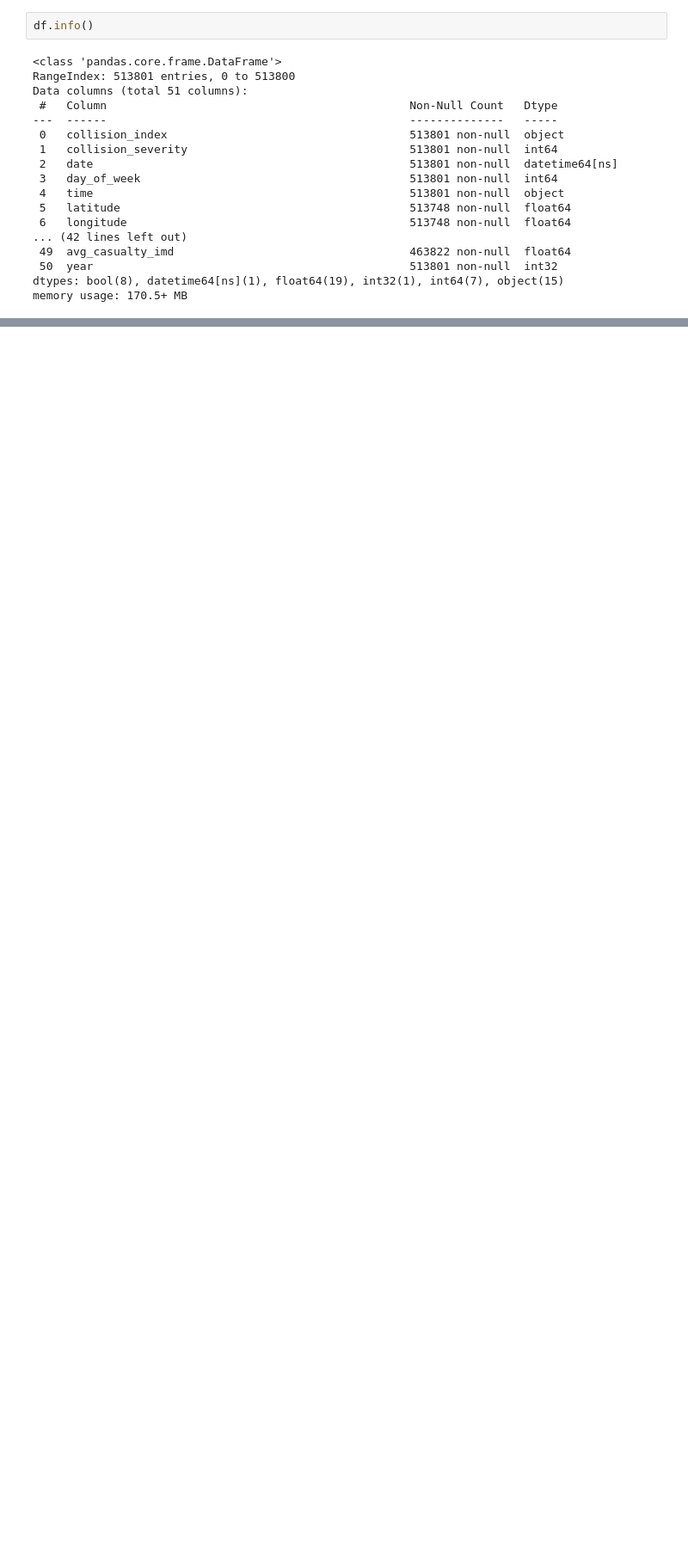
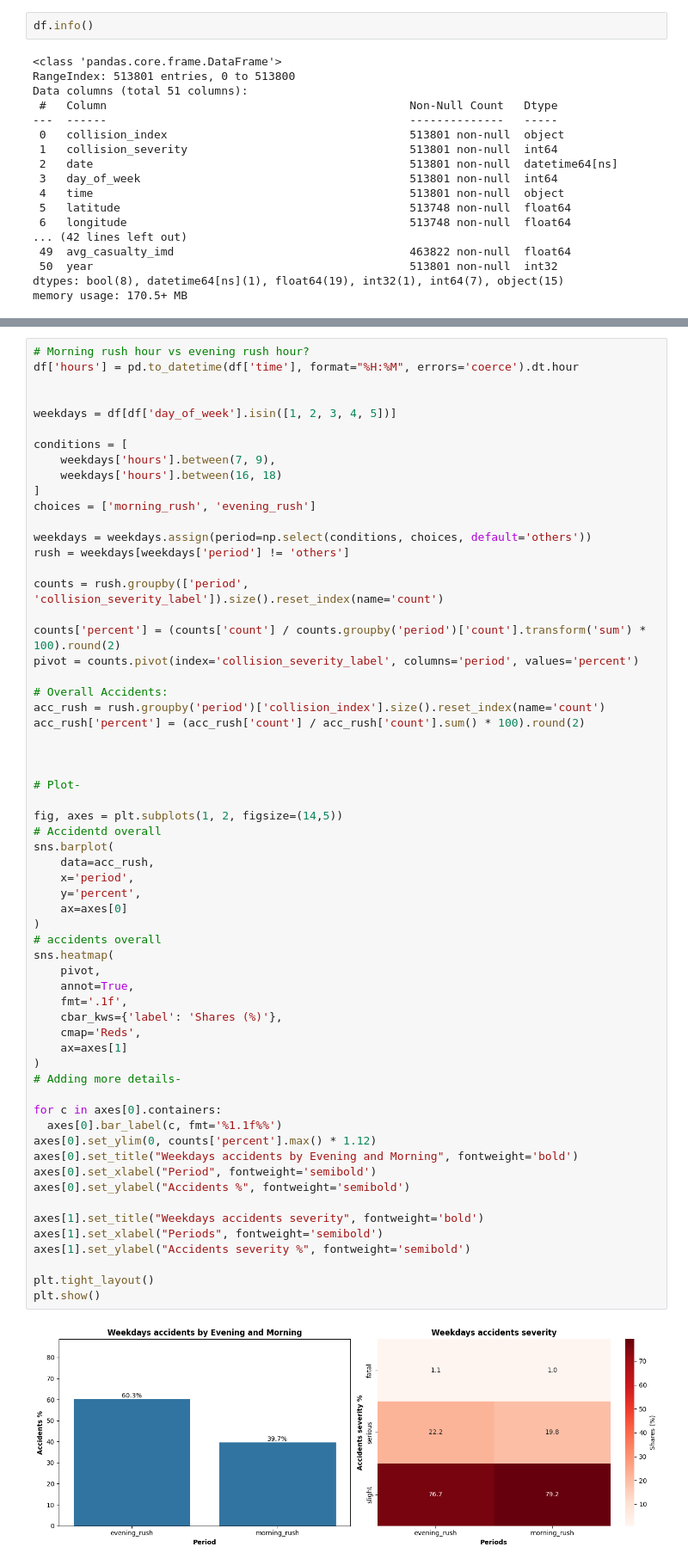
Before and after one commit to pratapsingh23/uk-road-accident-severity-prediction, a Jupyter notebook: eda.ipynb, the cells around one changed output, grey strips where cells are left out. Shown at 86% size. Cells and saved outputs as stored; diff of their text form; blank space fills up the shorter version.

```diff
--- a/eda.ipynb
+++ b/eda.ipynb
@@ -289,0 +192,63 @@ fig.show(renderers='png')
+# %%
+# Morning rush hour vs evening rush hour?
+df['hours'] = pd.to_datetime(df['time'], format="%H:%M", errors='coerce').dt.hour
+
+
+weekdays = df[df['day_of_week'].isin([1, 2, 3, 4, 5])]
+
+conditions = [
+    weekdays['hours'].between(7, 9),
+    weekdays['hours'].between(16, 18)
+]
+choices = ['morning_rush', 'evening_rush']
+
+weekdays = weekdays.assign(period=np.select(conditions, choices, default='others'))
+rush = weekdays[weekdays['period'] != 'others']
+
+counts = rush.groupby(['period', 'collision_severity_label']).size().reset_index(name='count')
+
+counts['percent'] = (counts['count'] / counts.groupby('period')['count'].transform('sum') * 100).round(2)
+pivot = counts.pivot(index='collision_severity_label', columns='period', values='percent')
+
+# Overall Accidents:
+acc_rush = rush.groupby('period')['collision_index'].size().reset_index(name='count')
+acc_rush['percent'] = (acc_rush['count'] / acc_rush['count'].sum() * 100).round(2)
+
+
+
+# Plot-
+
+fig, axes = plt.subplots(1, 2, figsize=(14,5))
+# Accidentd overall
+sns.barplot(
+    data=acc_rush,
+    x='period',
+    y='percent',
+    ax=axes[0]
+)
+# accidents overall
+sns.heatmap(
+    pivot,
+    annot=True,
+    fmt='.1f',
+    cbar_kws={'label': 'Shares (%)'},
+    cmap='Reds',
+    ax=axes[1]
+)
+# Adding more details-
+
+for c in axes[0].containers:
+  axes[0].bar_label(c, fmt='%1.1f%%')
+axes[0].set_ylim(0, counts['percent'].max() * 1.12)
+axes[0].set_title("Weekdays accidents by Evening and Morning", fontweight='bold')
+axes[0].set_xlabel("Period", fontweight='semibold')
+axes[0].set_ylabel("Accidents %", fontweight='semibold')
+
+axes[1].set_title("Weekdays accidents severity", fontweight='bold')
+axes[1].set_xlabel("Periods", fontweight='semibold')
+axes[1].set_ylabel("Accidents severity %", fontweight='semibold')
+
+plt.tight_layout()
+plt.show()
+# %% [output]
+[figure, added]
```
Also changed, not shown: parts of 11 cells of this notebook.
